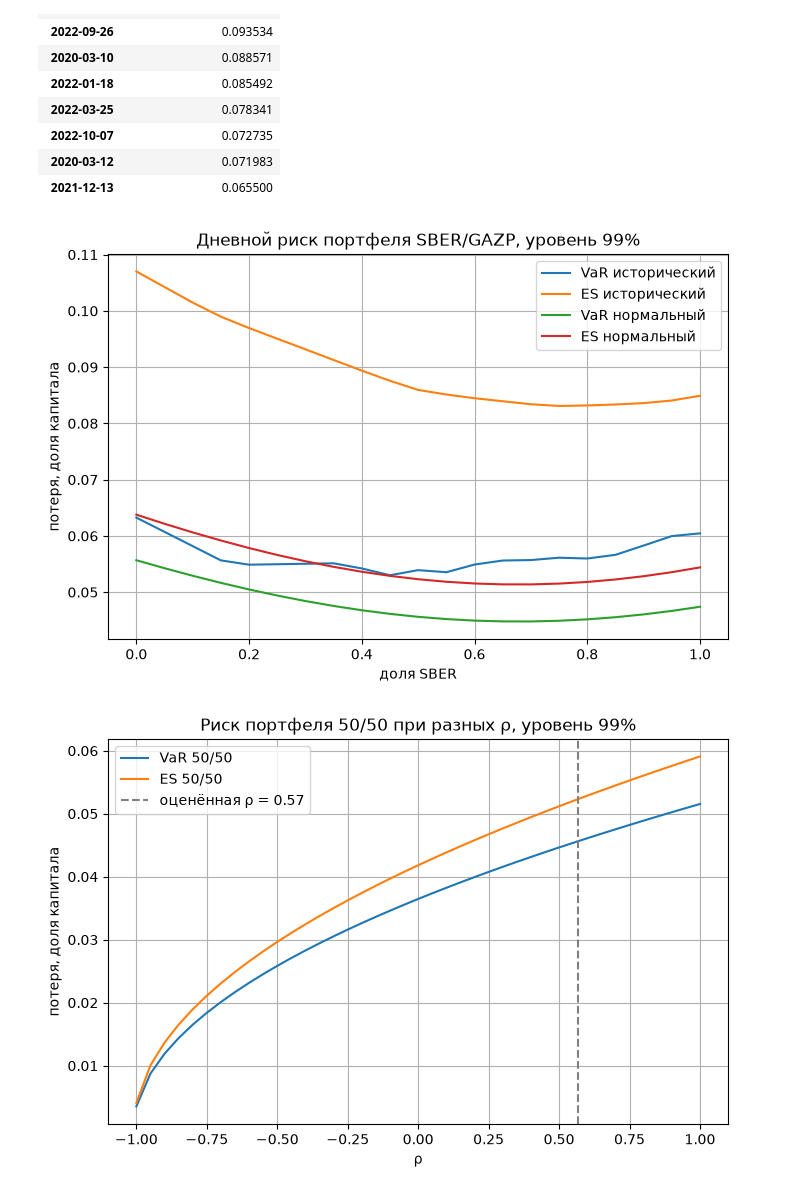
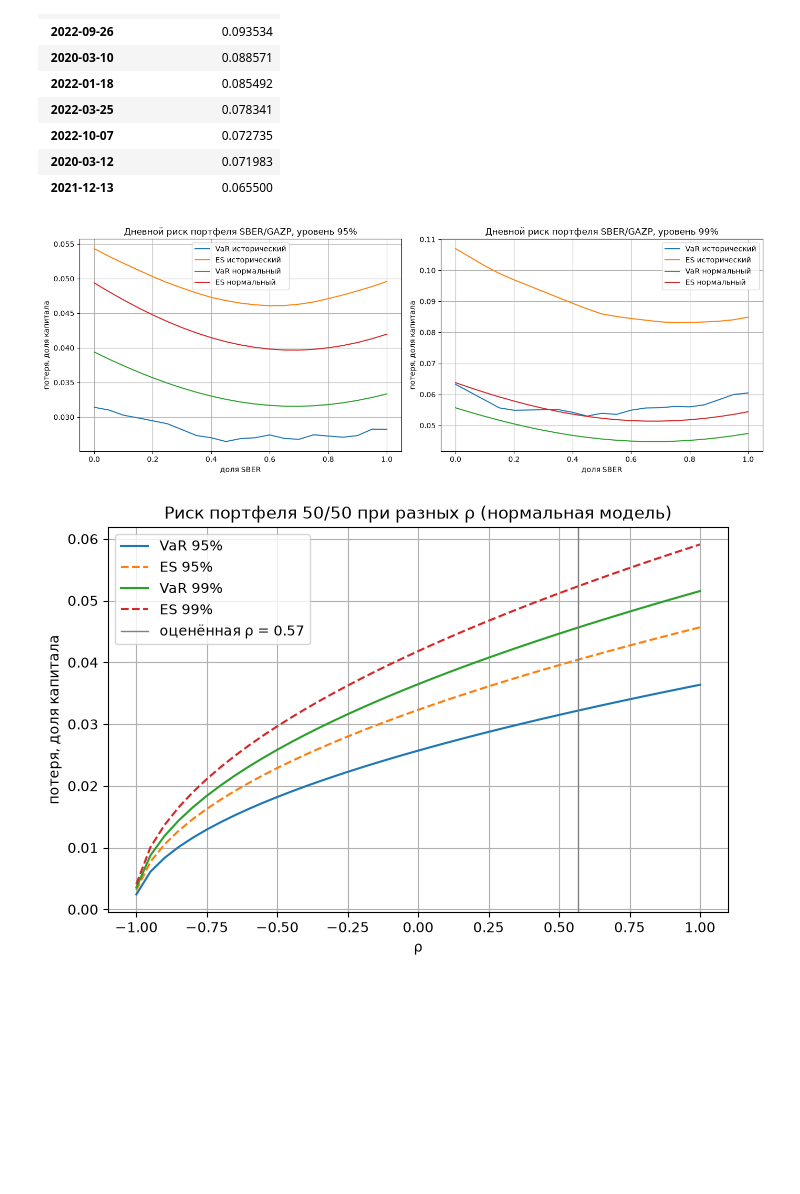
Before and after one commit to yurkhen/VaR_ES, a Jupyter notebook: var_es_portfolio.ipynb, the cells around one changed output. Drawn from its saved outputs; the diff is of its cells as text; code cells hidden in the pictures; blank space fills up the shorter version.

```diff
--- a/var_es_portfolio.ipynb
+++ b/var_es_portfolio.ipynb
@@ -65,11 +65,16 @@ def var_es_normal(x, a, rho=rho_hat):
     z = norm.ppf(a)
     return mu + s * z, mu + s * norm.pdf(z) / (1 - a)
 
-alpha, x = 0.99, 0.5
+alphas = [0.95, 0.99]
+x = 0.5
 L = portfolio_loss(R, x)
-v_n, e_n = var_es_normal(x, alpha)
 print(f"оценённая корреляция ρ = {rho_hat:.2f}")
-print(f"исторический: VaR = {var_hist(L, alpha):.2%}, ES = {es_hist(L, alpha):.2%}")
-print(f"нормальный:   VaR = {v_n:.2%}, ES = {e_n:.2%}")
+
+table = pd.DataFrame(
+    [[var_hist(L, a), es_hist(L, a), *var_es_normal(x, a)] for a in alphas],
+    index=[f"{a:.0%}" for a in alphas],
+    columns=["VaR исторический", "ES исторический", "VaR нормальный", "ES нормальный"],
+)
+table.map(lambda v: f"{v:.2%}")
 # %% [output]
 оценённая корреляция ρ = 0.57
@@ -78,8 +84,9 @@ print(f"нормальный:   VaR = {v_n:.2%}, ES = {e_n:.2%}")
 # %%
-for xx in [0, 0.5, 1]:
-    Lx = portfolio_loss(R, xx)
-    assert var_hist(Lx, alpha) <= es_hist(Lx, alpha) <= Lx.max() + 1e-12
-assert np.isclose(var_hist(portfolio_loss(R, 1), alpha), var_hist(-R[A], alpha))
+for a in alphas:
+    for xx in [0, 0.5, 1]:
+        Lx = portfolio_loss(R, xx)
+        assert var_hist(Lx, a) <= es_hist(Lx, a) <= Lx.max() + 1e-12
+    assert np.isclose(var_hist(portfolio_loss(R, 1), a), var_hist(-R[A], a))
 print("проверки пройдены")
 # %% [output]
 проверки пройдены
@@ -100,26 +107,29 @@ L.sort_values(ascending=False).head(10).to_frame("убыток портфеля
 | 2021-12-13 | 0.065500 |
 # %%
 xs = np.linspace(0, 1, 21)
-res = pd.DataFrame({
-    "VaR исторический": [var_hist(portfolio_loss(R, x), alpha) for x in xs],
-    "ES исторический":  [es_hist(portfolio_loss(R, x), alpha) for x in xs],
-    "VaR нормальный":   [var_es_normal(x, alpha)[0] for x in xs],
-    "ES нормальный":    [var_es_normal(x, alpha)[1] for x in xs],
-}, index=xs)
-
-ax = res.plot(figsize=(8, 5), title=f"Дневной риск портфеля {A}/{B}, уровень {alpha:.0%}")
-ax.set_xlabel(f"доля {A}"); ax.set_ylabel("потеря, доля капитала"); ax.grid()
+fig, axes = plt.subplots(1, 2, figsize=(14, 5))
+for ax, a in zip(axes, alphas):
+    res = pd.DataFrame({
+        "VaR исторический": [var_hist(portfolio_loss(R, x), a) for x in xs],
+        "ES исторический":  [es_hist(portfolio_loss(R, x), a) for x in xs],
+        "VaR нормальный":   [var_es_normal(x, a)[0] for x in xs],
+        "ES нормальный":    [var_es_normal(x, a)[1] for x in xs],
+    }, index=xs)
+    res.plot(ax=ax, title=f"Дневной риск портфеля {A}/{B}, уровень {a:.0%}")
+    ax.set_xlabel(f"доля {A}"); ax.set_ylabel("потеря, доля капитала"); ax.grid()
+plt.tight_layout()
 plt.show()
 # %% [output]
-[figure, old version]
+[figure, new version]
 # %%
 rhos = np.linspace(-1, 1, 41)
 plt.figure(figsize=(8, 5))
-plt.plot(rhos, [var_es_normal(0.5, alpha, r)[0] for r in rhos], label="VaR 50/50")
-plt.plot(rhos, [var_es_normal(0.5, alpha, r)[1] for r in rhos], label="ES 50/50")
-plt.axvline(rho_hat, ls="--", color="gray", label=f"оценённая ρ = {rho_hat:.2f}")
-plt.title(f"Риск портфеля 50/50 при разных ρ, уровень {alpha:.0%}")
+for a in alphas:
+    plt.plot(rhos, [var_es_normal(0.5, a, r)[0] for r in rhos], label=f"VaR {a:.0%}")
+    plt.plot(rhos, [var_es_normal(0.5, a, r)[1] for r in rhos], label=f"ES {a:.0%}", ls="--")
+plt.axvline(rho_hat, color="gray", lw=1, label=f"оценённая ρ = {rho_hat:.2f}")
+plt.title("Риск портфеля 50/50 при разных ρ (нормальная модель)")
 plt.xlabel("ρ"); plt.ylabel("потеря, доля капитала"); plt.legend(); plt.grid()
 plt.show()
 # %% [output]
-[figure, old version]
+[figure, new version]
```
Also changed, not shown: parts of 1 cell of this notebook.
